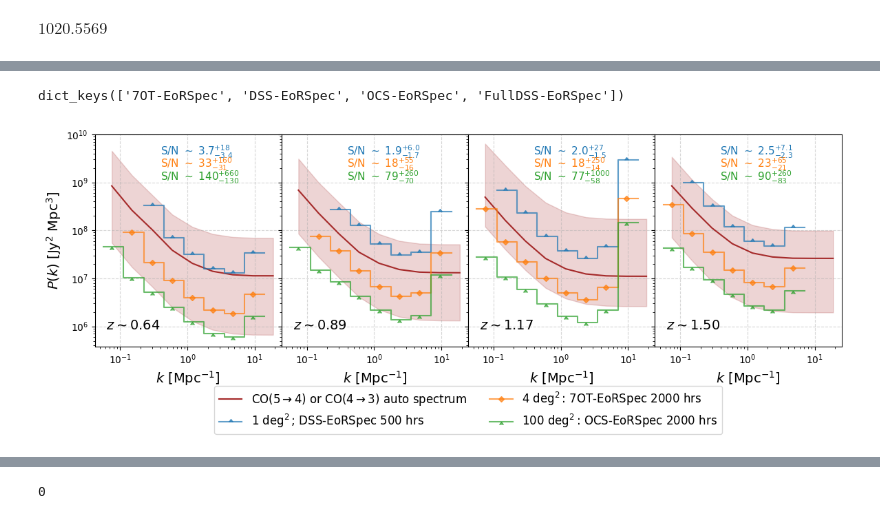
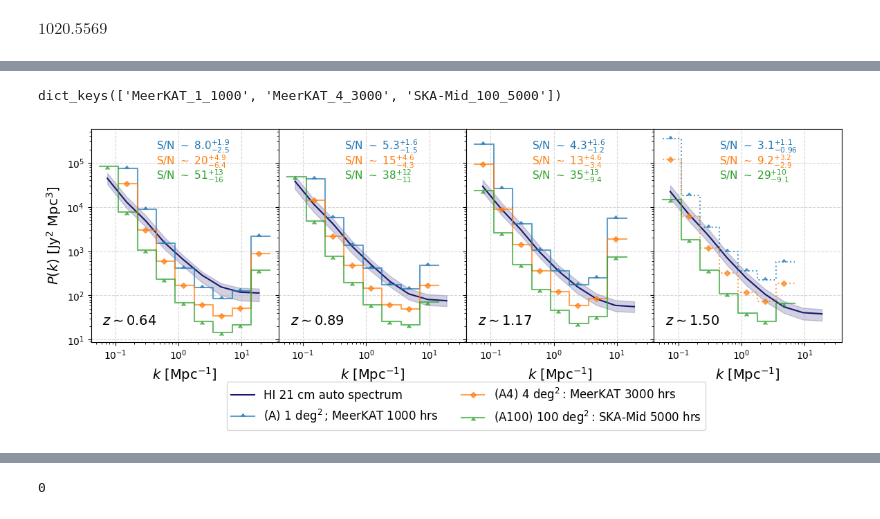
Before and after one commit to shubhagrawal30/crossLIM, a Jupyter notebook: simim/noise.ipynb, the cells around one changed output, grey strips where cells are left out. Saved outputs shown, nothing was run; the diff lists cells and outputs as text; code cells hidden in the pictures.

```diff
--- a/simim/noise.ipynb
+++ b/simim/noise.ipynb
@@ -733,6 +719,6 @@ LADUMA.time = 1000 * u.hr
 # %%
-nuz_unscaled = 0.00011029437556268348 / u.m**2 # MeerKAT
-# nuz_unscaled = 0.0007642620367272814 / u.m**2 # SKA-MID
+# nuz_unscaled = 0.00011029437556268348 / u.m**2 # MeerKAT
+nuz_unscaled = 0.0007642620367272814 / u.m**2 # SKA-MID
 # nuz_unscaled = 1.0823287747453567e-05 / u.m**2
 # %%
 def Pn_interf(Tsys, t_surv, n_uz_unscaled, z, Daz, Del, dnuFWHM, nu_rest, Adish):
@@ -902,11 +889,11 @@ gc.collect()
 # %%
 import gc
 
-kminxs = [kminxy(CALCZ, insAng_x) for CALCZ in CALCZs]
+kminxs = [kminxy(CALCZ, insAng_x, LADUMA.dish) for CALCZ in CALCZs]
 whpfxs = [np.array(whpf_m(kxyz[0], kminx), dtype=np.float32) for kxyz, kminx in zip(k_xyz_modes, kminxs)]
 del kminxs
 gc.collect()
-kminys = [kminxy(CALCZ, insAng_y) for CALCZ in CALCZs]
+kminys = [kminxy(CALCZ, insAng_y, LADUMA.dish) for CALCZ in CALCZs]
 whpfys = [np.array(whpf_m(kxyz[1], kminy), dtype=np.float32) for kxyz, kminy in zip(k_xyz_modes, kminys)]
 del kminys
 gc.collect()
@@ -1007,9 +989,9 @@ Pstd = [np.sqrt(pv) for pv in Pvar]
 # HIexps['MeerKAT_100_10000'] = (KSs, psCOsmedian, Pstd, binned_total, Nmodes, Pns, None, None, r'MeerKAT 100 $\deg^2$, 10000 hours')
 # HIexps['MeerKAT_100_50000'] = (KSs, psCOsmedian, Pstd, binned_total, Nmodes, Pns, None, None, r'MeerKAT 100 $\deg^2$, 50000 hours')
 # %%
-HIexps['MeerKAT_1_1000'] = (KSs, psCOsmedian, Pstd, binned_total, Nmodes_kmu_Z, Pns, None, None, r'MeerKAT 1 $\deg^2$, 1000 hours')
+# HIexps['MeerKAT_1_1000'] = (KSs, psCOsmedian, Pstd, binned_total, Nmodes_kmu_Z, Pns, None, None, r'MeerKAT 1 $\deg^2$, 1000 hours')
 # HIexps['MeerKAT_4_3000'] = (KSs, psCOsmedian, Pstd, binned_total, Nmodes_kmu_Z, Pns, None, None, r'MeerKAT 4 $\deg^2$, 3000 hours')
-# HIexps['SKA-Mid_100_5000'] = (KSs, psCOsmedian, Pstd, binned_total, Nmodes_kmu_Z, Pns, None, None, r'SKA-Mid 100 $\deg^2$, 5000 hours')
+HIexps['SKA-Mid_100_5000'] = (KSs, psCOsmedian, Pstd, binned_total, Nmodes_kmu_Z, Pns, None, None, r'SKA-Mid 100 $\deg^2$, 5000 hours')
 # %%
 percentiles = [16, 50, 84]
 psCOslow = [np.percentile(pscii, percentiles[0], axis=0)[1:-1] for pscii in psCOs]
@@ -1067,13 +1049,13 @@ with open('./outs/COexps.pkl', 'rb') as f:
 with open('./outs/HIexps.pkl', 'rb') as f:
     HIexps = pickle.load(f)
 
-lineexps = COexps
-filename = "../figs/preds/CO_auto.pdf"
-ps = "ps_co"
-PSCOLOR = 'brown' #'crimson' 'brown' midnightblue
+lineexps = HIexps
+filename = "../figs/preds/HI_auto.pdf"
+ps = "ps_hi"
+PSCOLOR = 'midnightblue' #'crimson' 'brown' midnightblue
 print(lineexps.keys())
 # %% [output]
-dict_keys(['7OT-EoRSpec', 'DSS-EoRSpec', 'OCS-EoRSpec', 'FullDSS-EoRSpec'])
+dict_keys(['MeerKAT_1_1000', 'MeerKAT_4_3000', 'SKA-Mid_100_5000'])
 # %%
 import numpy as np
 
@@ -1114,26 +1096,25 @@ axs = axs.flatten()
 markers = [10, 'D', 6]
 
 # labels = [
-#     r"1 $\deg^2$; TIM 200 hrs",
-#     r"4 $\deg^2$: CryoTIM 200 hrs",
-#     r"100 $\deg^2$: SpaceTIM 1000 hrs"
+#     r"(A1) 1 $\deg^2$; TIM 200 hrs",
+#     r"(A4) 4 $\deg^2$: CryoTIM 200 hrs",
+#     r"(A100) 100 $\deg^2$: SpaceTIM 1000 hrs"
 # ]
+# autolabel = r'[CII]$-158\mu$m auto spectrum'
+
+labels = [
+    r"(A) 1 $\deg^2$; MeerKAT 1000 hrs",
+    r"(A4) 4 $\deg^2$: MeerKAT 3000 hrs",
+    r"(A100) 100 $\deg^2$: SKA-Mid 5000 hrs"
+]
+autolabel = 'HI 21 cm auto spectrum'
 
 # labels = [
-#     r"1 $\deg^2$; MeerKAT 1000 hrs",
-#     r"4 $\deg^2$: MeerKAT 3000 hrs",
-#     r"100 $\deg^2$: SKA-Mid 5000 hrs"
+#     r"(A1) 1 $\deg^2$; DSS-EoRSpec 500 hrs",
+#     r"(A4) 4 $\deg^2$: 7OT-EoRSpec 2000 hrs",
+#     r"(A100) 100 $\deg^2$: OCS-EoRSpec 2000 hrs"
 # ]
-
-labels = [
-    r"1 $\deg^2$; DSS-EoRSpec 500 hrs",
-    r"4 $\deg^2$: 7OT-EoRSpec 2000 hrs",
-    r"100 $\deg^2$: OCS-EoRSpec 2000 hrs"
-]
-
-# autolabel = 'HI 21 cm auto spectrum'
-# autolabel = r'[CII]$-158\mu$m auto spectrum'
-autolabel = r'CO($5\rightarrow 4$) or CO($4\rightarrow 3$) auto spectrum'
+# autolabel = r'CO($5\rightarrow 4$) or CO($4\rightarrow 3$) auto spectrum'
 
 for ax in axs:
     ax.set_xscale('log')
@@ -1147,36 +1128,39 @@ for i, ax in enumerate(axs):
     ax.fill_between(KSs[i][1:-1], pslow[i], psup[i], color=PSCOLOR, alpha=0.2)
     ax.plot(KSs[i][1:-1], psautomedian[i], color=PSCOLOR, label=autolabel)
 
     for j, exp in enumerate(autoexps.values()):
         linestyle = 'solid'
         if i == 3:
             # do not plot MeerKAT curves
             if 'MeerKAT' in labels[j]:
                 linestyle = 'dotted'
         KSs_exp, psCIIxCO_exp, Pstd_exp, Nmodes_exp, Pn1_exp, label = exp
         _ = ax.step(KSs_exp[i][1:-1], Pstd_exp[i], where='mid', label=labels[j], \
             marker=markers[j], markersize=4, alpha=0.7, color=f'C{j}', linestyle=linestyle)
         SNR = psCIIxCO_exp[i] / Pstd_exp[i]
         SNRlow, SNRhigh = pslow[i] / Pstd_exp[i], psup[i] / Pstd_exp[i]
         SNR, SNRlow, SNRhigh = np.nansum(SNR), np.nansum(SNRlow), np.nansum(SNRhigh)
         SNRlow, SNRhigh = SNR - SNRlow, SNRhigh - SNR
         SNR, SNRlow, SNRhigh = [int(float('%.2g' % s)) if s > 1e1 else "%s" % float('%.2g' % s) for s in (SNR, SNRlow, SNRhigh)]
 
         # all_snrs[f"{ps} auto" + labels[j] + f" z={Z_MODELING[i]:.2f}"] = (SNR, SNRlow, SNRhigh)
 
         snrtext = r'S/N $\sim$ ' + f'{SNR}' + f'$_{{-{SNRlow}}}^{{+{SNRhigh}}}$'
-        # ax.text(.45, .37-.06*j, snrtext, color=f'C{j}', transform=ax.transAxes, fontsize=11)
-        ax.text(.35, .9-.06*j, snrtext, color=f'C{j}', transform=ax.transAxes, fontsize=11)
+        # if i != 2:
+        #     ax.text(.45, .37-.06*j, snrtext, color=f'C{j}', transform=ax.transAxes, fontsize=11)
+        # else:
+        #     ax.text(.48, .37-.06*j, snrtext, color=f'C{j}', transform=ax.transAxes, fontsize=11)
+        ax.text(.35, .9-.07*j, snrtext, color=f'C{j}', transform=ax.transAxes, fontsize=11)
     ax.text(.35, .08, r'$z \sim$' f'{Z_MODELING[i]:.2f}', transform=ax.transAxes, horizontalalignment='right', fontsize=14)
 
 axs[0].legend(bbox_to_anchor=(2, -.16), loc='upper center', fontsize=12, ncol=2)
 
 plt.savefig(filename, dpi=300, bbox_inches='tight')
 plt.tight_layout()
 plt.show()
 plt.close()
 # %% [output]
-[figure, old version]
+[figure, new version]
 # %%
 import pickle
 cross_exps = {}
```
Also changed, not shown: parts of 24 cells of this notebook, 3 other files.
